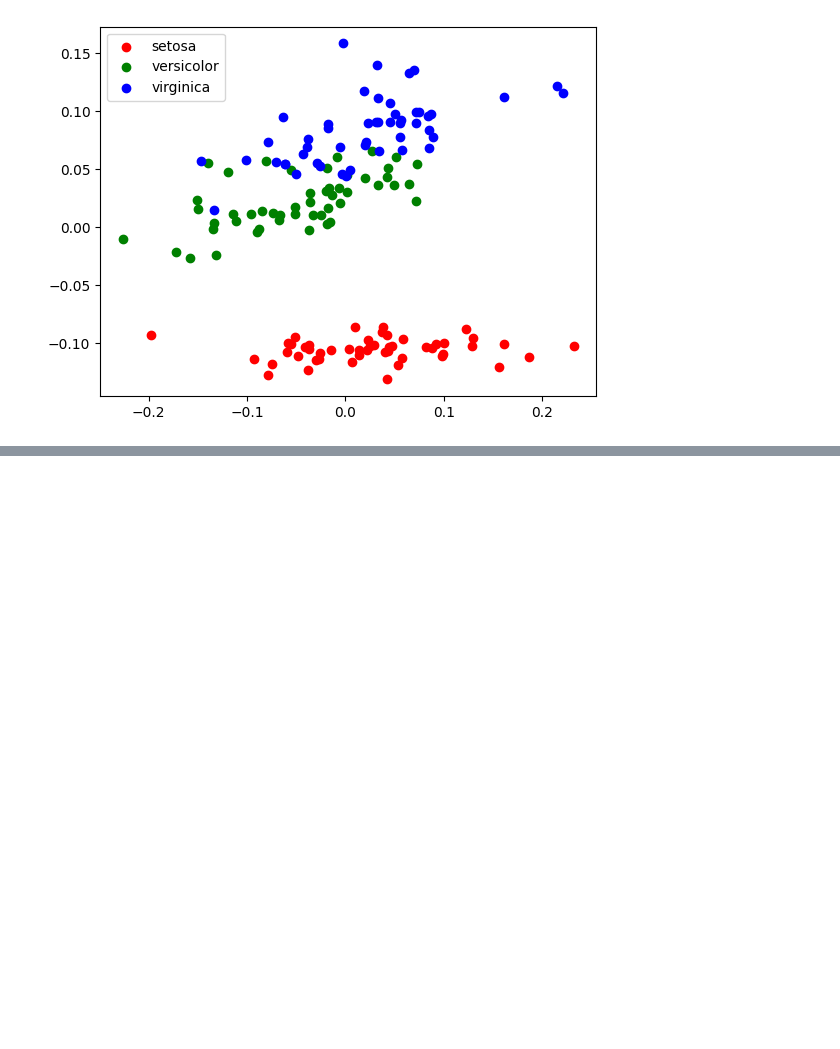
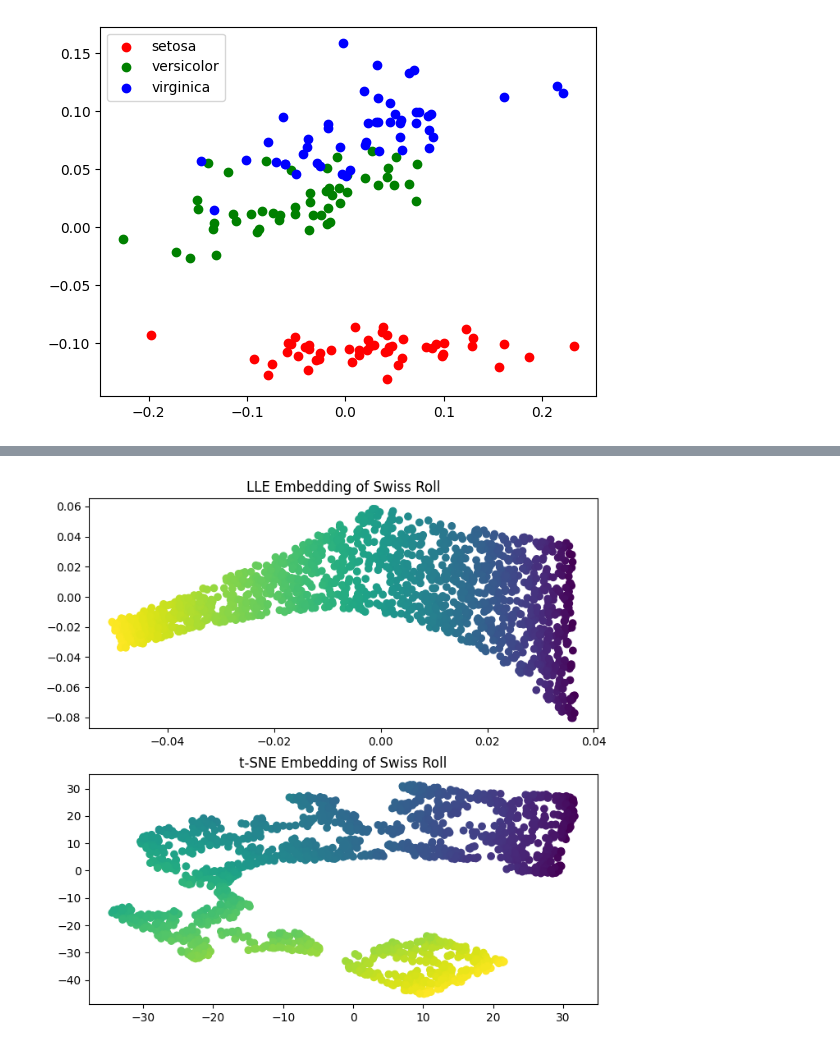
Before and after one commit to clionelove123/Machine_Learning, a Jupyter notebook: ML_Chap_06_Practice_w)sklearn.ipynb, the cells around one changed output, grey strips where cells are left out. Drawn from its saved outputs; the diff is of its cells as text; code cells hidden in the pictures; blank space fills up the shorter version.

```diff
--- a/ML_Chap_06_Practice_w)sklearn.ipynb
+++ b/ML_Chap_06_Practice_w)sklearn.ipynb
@@ -286,0 +305,17 @@ plt.show()
+# %%
+sr_lle, sr_err = manifold.locally_linear_embedding(
+    sr_points, n_neighbors=12, n_components=2
+)
+
+sr_tsne = manifold.TSNE(n_components=2, perplexity=40, random_state=0).fit_transform(
+    sr_points
+)
+
+
+fig, axs = plt.subplots(figsize=(8, 8), nrows=2)
+axs[0].scatter(sr_lle[:, 0], sr_lle[:, 1], c=sr_color)
+axs[0].set_title("LLE Embedding of Swiss Roll")
+axs[1].scatter(sr_tsne[:, 0], sr_tsne[:, 1], c=sr_color)
+_ = axs[1].set_title("t-SNE Embedding of Swiss Roll")
+# %% [output]
+[figure, added]
```
Also changed, not shown: parts of 1 cell of this notebook.
